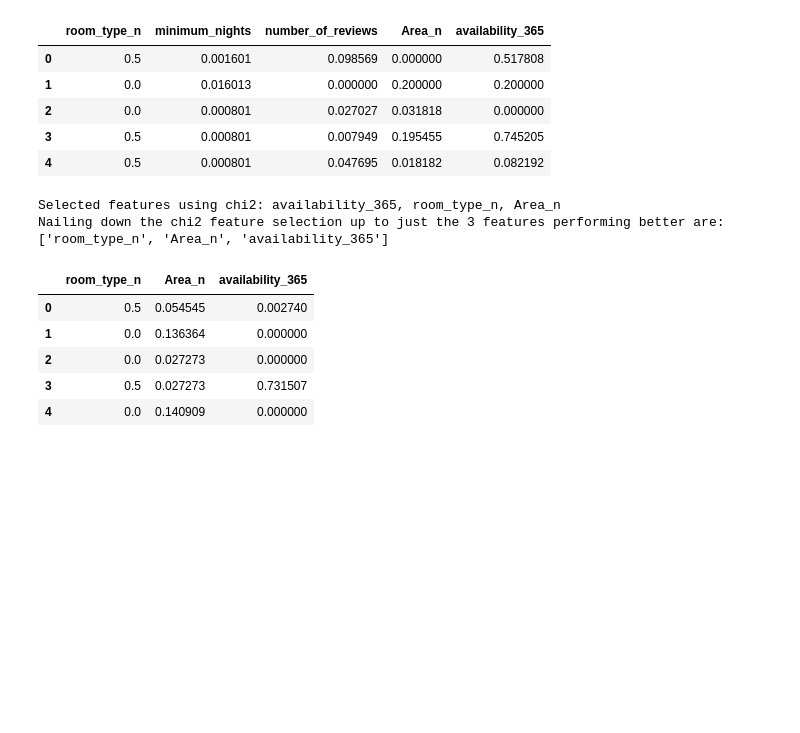
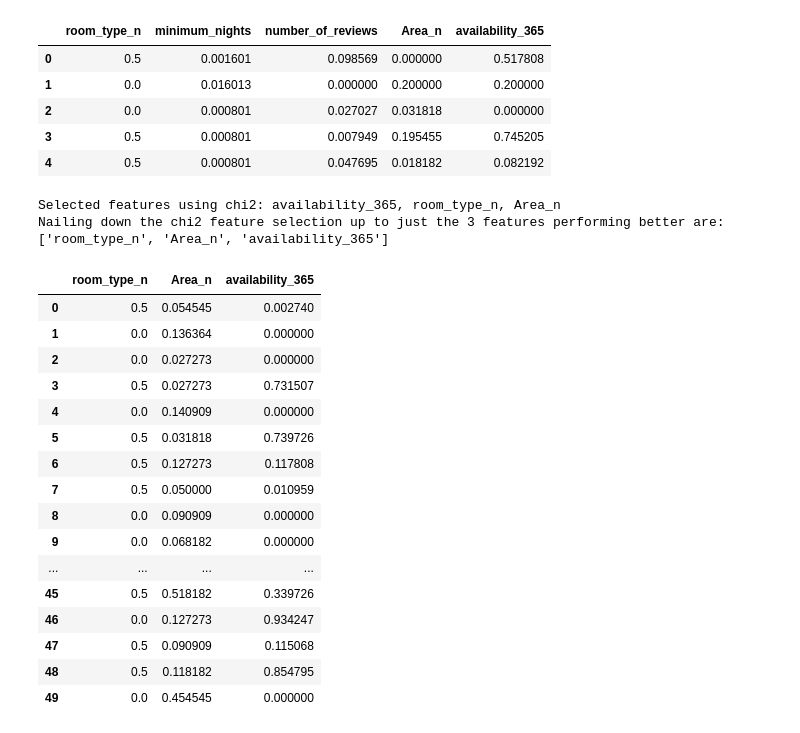
Before and after one commit to 4GeeksAcademy/Data_Preprocessing_Project_TutorialDianaM, a Jupyter notebook: src/explore.ipynb, the cells around one changed output. Cells and saved outputs as stored; diff of their text form; code cells hidden in the pictures; blank space fills up the shorter version.

```diff
--- a/src/explore.ipynb
+++ b/src/explore.ipynb
@@ -1157,31 +1159,42 @@ df_X_test_sel_chi2.head()
 # Setting the selection method to chi2 and 3 features
 chi2_feature_selector = SelectKBest(chi2, k=3)
 
 # Train the selection
 X_train_sel_chi2 = chi2_feature_selector.fit_transform(X_train_num_mm, y_train)
 selected_features_chi2 = X_train_num_mm.columns[chi2_feature_selector.get_support()]
 selected_columns_chi2 = [col for col in X_train.columns if col in selected_features_chi2]
 print(f"Selected features using chi2: {', '.join(selected_columns_chi2)}")
 
 
 # We train the selection
 chi2_feature_selector.fit(X_train_num_mm, y_train)
 
 ix = chi2_feature_selector.get_support()
 
 df_X_train_sel_chi2 = pd.DataFrame(chi2_feature_selector.transform(X_train_num_mm), columns = X_train_num_mm.columns.values[ix])
 df_X_test_sel_chi2 = pd.DataFrame(chi2_feature_selector.transform(X_test_num_mm), columns = X_test_num_mm.columns.values[ix])
 
 
 print(f"Nailing down the chi2 feature selection up to just the {len(df_X_train_sel_chi2.columns)} features performing better are: {[column for column in df_X_train_sel_chi2.columns]}")
 
-df_X_train_sel_chi2.head()
+df_X_train_sel_chi2.head(50)
 # %% [output]
 Selected features using chi2: availability_365, room_type_n, Area_n
 Nailing down the chi2 feature selection up to just the 3 features performing better are: ['room_type_n', 'Area_n', 'availability_365']
 |  | room_type_n | Area_n | availability_365 |
 | 0 | 0.5 | 0.054545 | 0.002740 |
 | 1 | 0.0 | 0.136364 | 0.000000 |
 | 2 | 0.0 | 0.027273 | 0.000000 |
 | 3 | 0.5 | 0.027273 | 0.731507 |
 | 4 | 0.0 | 0.140909 | 0.000000 |
+| 5 | 0.5 | 0.031818 | 0.739726 |
+| 6 | 0.5 | 0.127273 | 0.117808 |
+| 7 | 0.5 | 0.050000 | 0.010959 |
+| 8 | 0.0 | 0.090909 | 0.000000 |
+| 9 | 0.0 | 0.068182 | 0.000000 |
+| ... | ... | ... | ... |
+| 45 | 0.5 | 0.518182 | 0.339726 |
+| 46 | 0.0 | 0.127273 | 0.934247 |
+| 47 | 0.5 | 0.090909 | 0.115068 |
+| 48 | 0.5 | 0.118182 | 0.854795 |
+| 49 | 0.0 | 0.454545 | 0.000000 |
```
Also changed, not shown: parts of 2 cells of this notebook, 1 other file.
